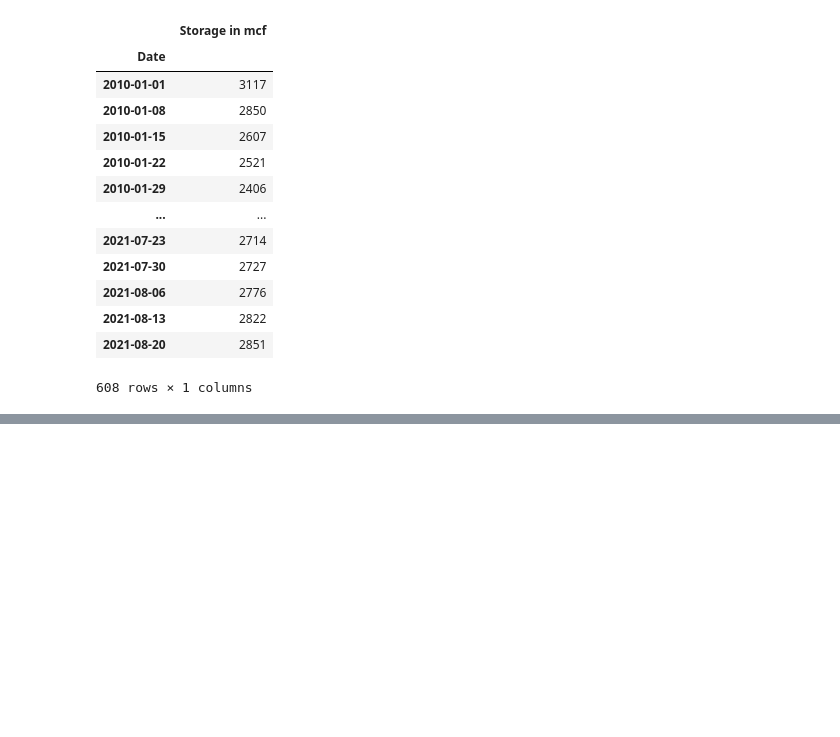
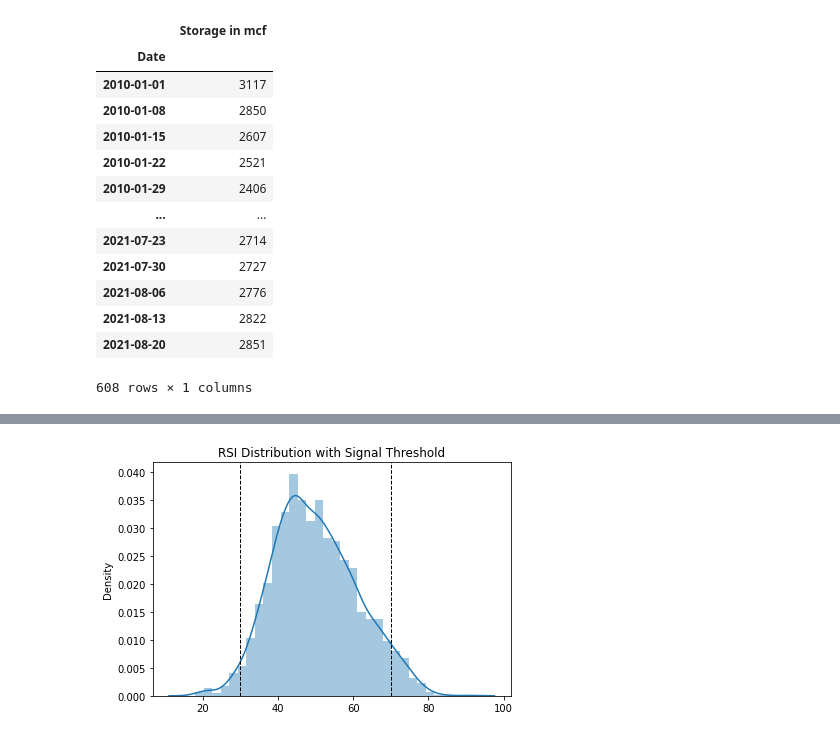
Before and after one commit to paolodelia99/ng-strategies, a Jupyter notebook: ml_based_strategy.ipynb, the cells around one changed output, grey strips where cells are left out. Cells and saved outputs as stored; diff of their text form; code cells hidden in the pictures; blank space fills up the shorter version.

```diff
--- a/ml_based_strategy.ipynb
+++ b/ml_based_strategy.ipynb
@@ -88,0 +115,14 @@ res.iloc[-65:-45]
+# %%
+res_ = res.dropna()
+
+days = pd.date_range(res_.index[0], res_.index[-1], freq='D')
+# %%
+rsi = tu.rsi(res_.Close.values, 14)
+# %%
+ax = sns.distplot(rsi)
+ax.axvline(30, ls='--', lw=1, c='k')
+ax.axvline(70, ls='--', lw=1, c='k')
+ax.set_title('RSI Distribution with Signal Threshold')
+plt.tight_layout();
+# %% [output]
+[figure, added]
```
Also changed, not shown: parts of 26 cells of this notebook, 1 other file.
